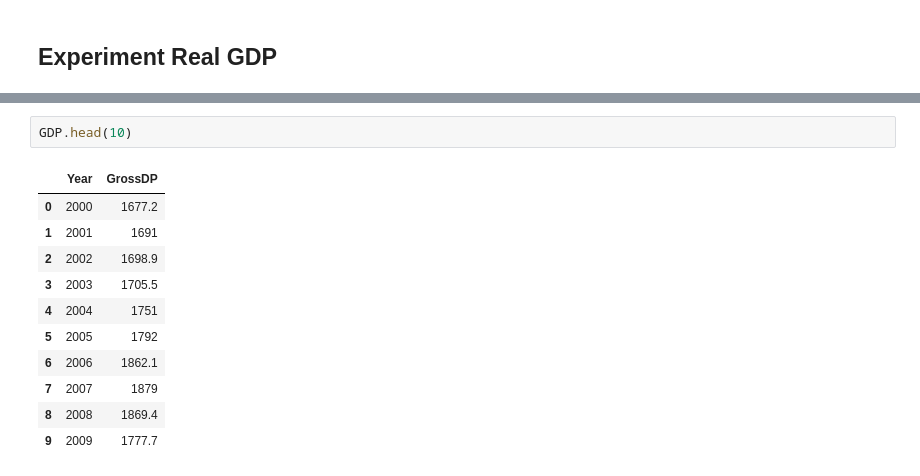
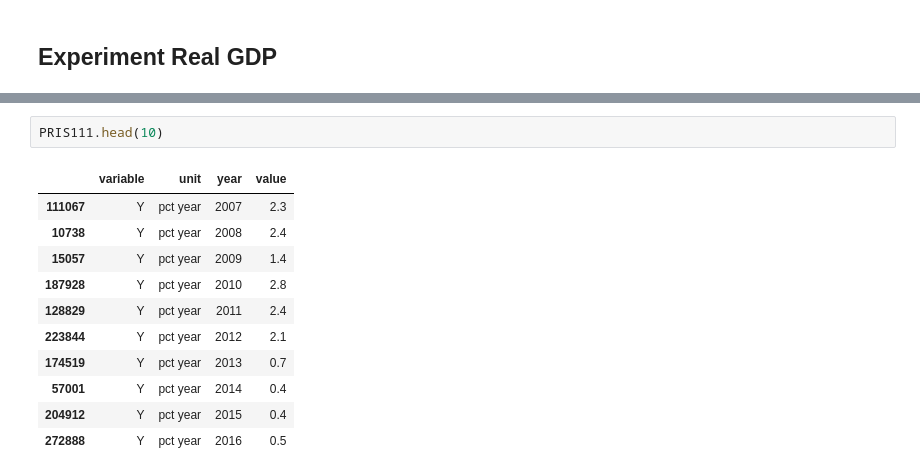
Before and after one commit to NumEconCopenhagen/projects-2024-sulaiman-phil-og-rabiah, a Jupyter notebook: dataproject/dataproject.ipynb, the cells around one changed output, grey strips where cells are left out. Drawn from its saved outputs; the diff is of its cells as text.

```diff
--- a/dataproject/dataproject.ipynb
+++ b/dataproject/dataproject.ipynb
@@ -404,14 +419,14 @@ GDP = pd.read_csv('GDP.csv',delimiter=';')
 # %%
-GDP.head(10)
+PRIS111.head(10)
 # %% [output]
-|  | Year | GrossDP |
-| 0 | 2000 | 1677.2 |
-| 1 | 2001 | 1691 |
-| 2 | 2002 | 1698.9 |
-| 3 | 2003 | 1705.5 |
-| 4 | 2004 | 1751 |
-| 5 | 2005 | 1792 |
-| 6 | 2006 | 1862.1 |
-| 7 | 2007 | 1879 |
-| 8 | 2008 | 1869.4 |
-| 9 | 2009 | 1777.7 |
+|  | variable | unit | year | value |
+| 111067 | Y | pct year | 2007 | 2.3 |
+| 10738 | Y | pct year | 2008 | 2.4 |
+| 15057 | Y | pct year | 2009 | 1.4 |
+| 187928 | Y | pct year | 2010 | 2.8 |
+| 128829 | Y | pct year | 2011 | 2.4 |
+| 223844 | Y | pct year | 2012 | 2.1 |
+| 174519 | Y | pct year | 2013 | 0.7 |
+| 57001 | Y | pct year | 2014 | 0.4 |
+| 204912 | Y | pct year | 2015 | 0.4 |
+| 272888 | Y | pct year | 2016 | 0.5 |
```
Also changed, not shown: parts of 5 cells of this notebook, 1 other file.
